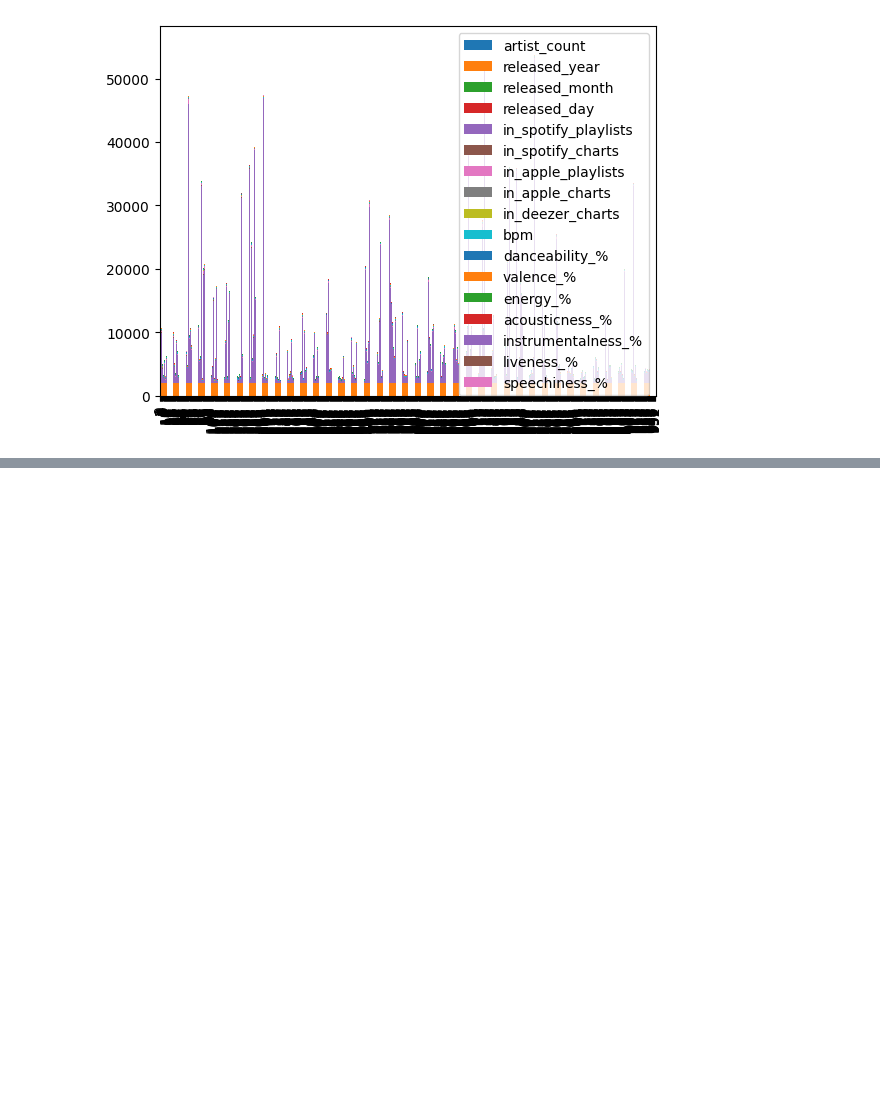
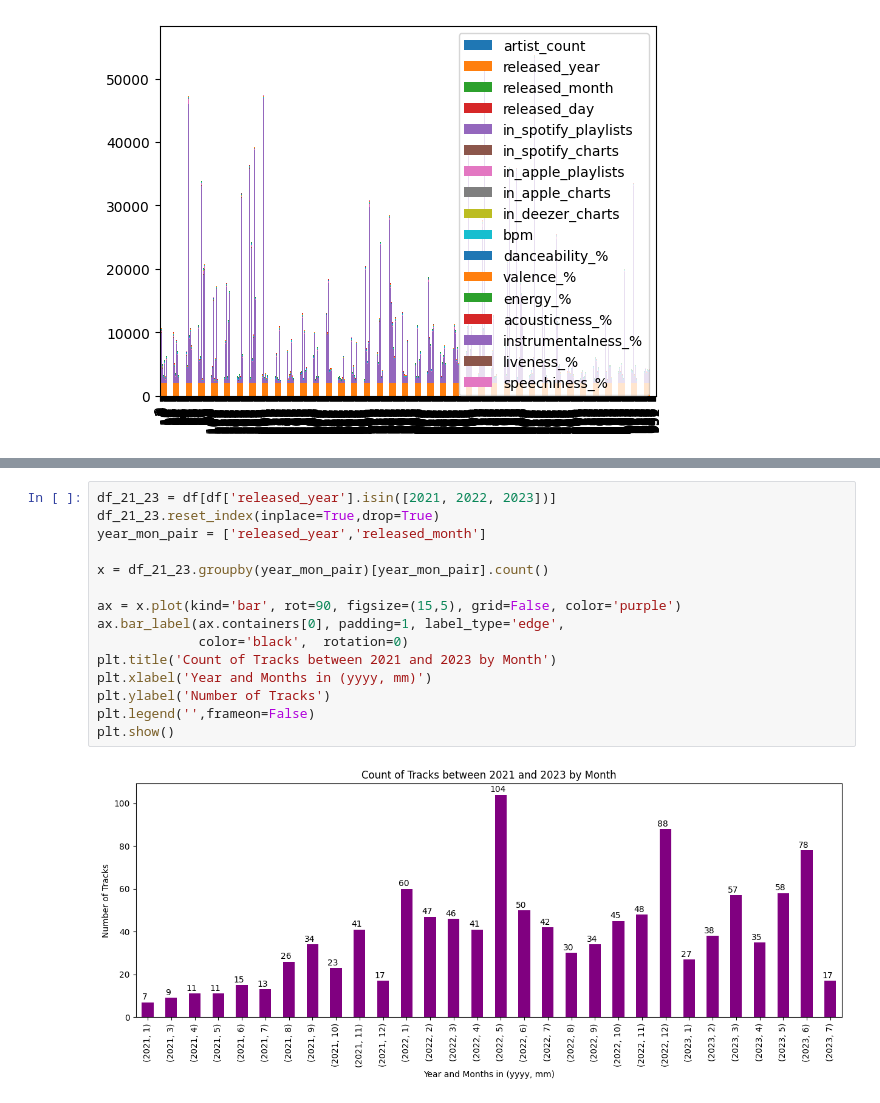
Before and after one commit to harshkasat/SpotifyMostStream, a Jupyter notebook: MostStreamSpotify.ipynb, the cells around one changed output, grey strips where cells are left out. Drawn from its saved outputs; the diff is of its cells as text; blank space fills up the shorter version.

```diff
--- a/MostStreamSpotify.ipynb
+++ b/MostStreamSpotify.ipynb
@@ -130,0 +285,17 @@ KeyError: 'music_mode'
+# %%
+df_21_23 = df[df['released_year'].isin([2021, 2022, 2023])]
+df_21_23.reset_index(inplace=True,drop=True)
+year_mon_pair = ['released_year','released_month']
+
+x = df_21_23.groupby(year_mon_pair)[year_mon_pair].count()
+
+ax = x.plot(kind='bar', rot=90, figsize=(15,5), grid=False, color='purple')
+ax.bar_label(ax.containers[0], padding=1, label_type='edge',
+             color='black',  rotation=0)
+plt.title('Count of Tracks between 2021 and 2023 by Month')
+plt.xlabel('Year and Months in (yyyy, mm)')
+plt.ylabel('Number of Tracks')
+plt.legend('',frameon=False)
+plt.show()
+# %% [output]
+[figure, added]
```
Also changed, not shown: parts of 26 cells of this notebook, 1 other file.
